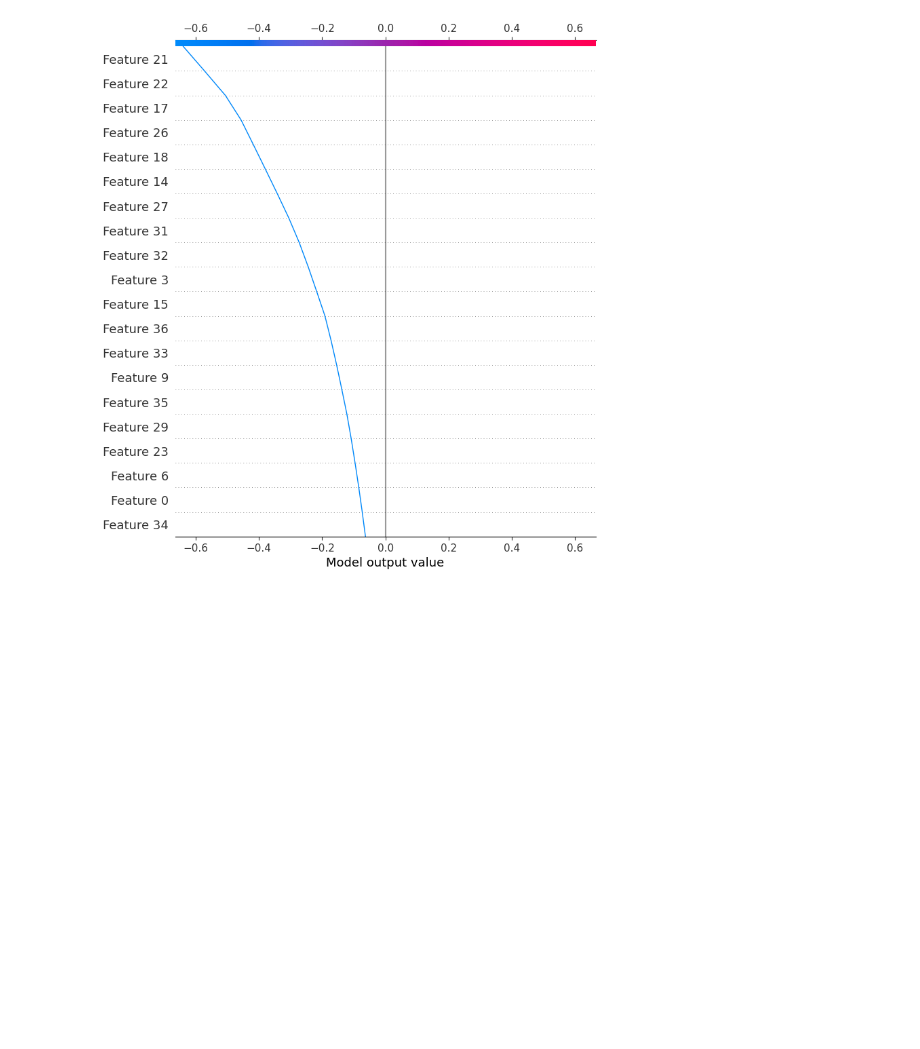
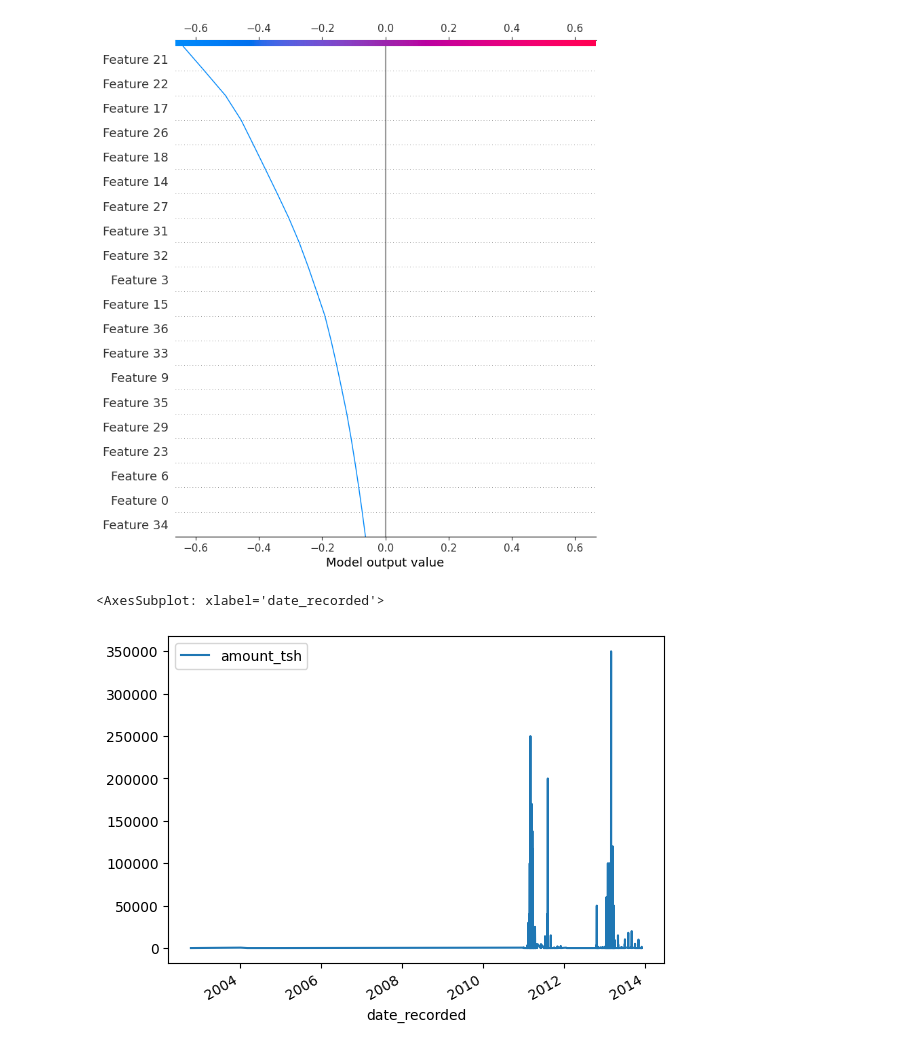
Before and after one commit to juandavidriosm/TareaMachineLearning, a Jupyter notebook: pruebas.ipynb, the cells around one changed output. Drawn from its saved outputs; the diff is of its cells as text; code cells hidden in the pictures; blank space fills up the shorter version.

```diff
--- a/pruebas.ipynb
+++ b/pruebas.ipynb
@@ -105,3 +105,11 @@ shap_values = explainer.shap_values(X_test_summary_sin_id)
 shap.decision_plot(base_value=0,shap_values=shap_values[0])#exp_val,features
 # %% [output]
 [figure]
+# %%
+import pandas as pd
+X = pd.read_csv("In/Training_set_values.csv")
+X.date_recorded = X.date_recorded.astype("O")
+X.date_recorded = pd.to_datetime(X.date_recorded)
+# %% [output]
+<AxesSubplot: xlabel='date_recorded'>
+[figure, added]
```
Also changed, not shown: parts of 1 cell of this notebook, 39 other files.
